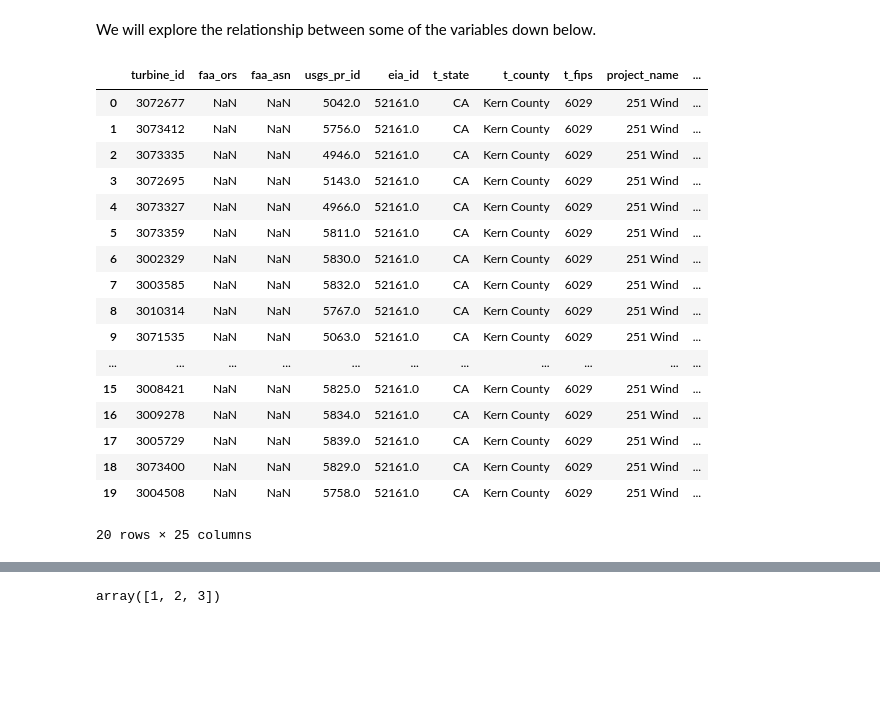
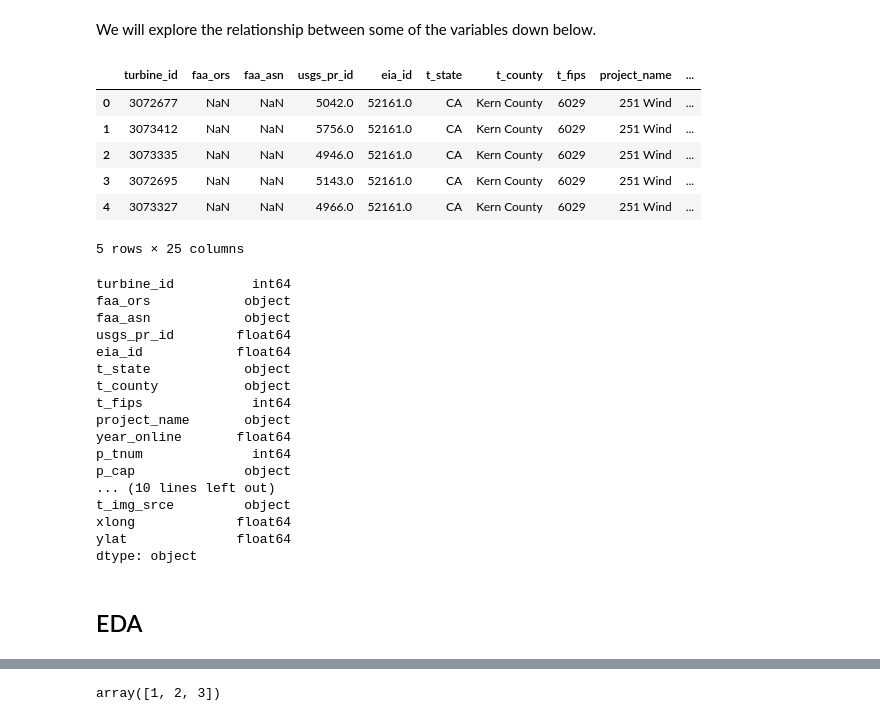
Before and after one commit to cbroomhead/wind_data_project, a Jupyter notebook: Wind Turbine Data.ipynb, the cells around one changed output, grey strips where cells are left out. Saved outputs shown, nothing was run; the diff lists cells and outputs as text; code cells hidden in the pictures; blank space fills up the shorter version.

```diff
--- a/Wind Turbine Data.ipynb
+++ b/Wind Turbine Data.ipynb
@@ -18,31 +18,42 @@ We will explore the relationship between some of the variables down below.
 # %%
 import pandas as pd
 import numpy as np
 import statsmodels.api as sm
 import seaborn as sb
 import matplotlib.pyplot as plt
 from patsy import dmatrices
 from statsmodels.stats.outliers_influence import variance_inflation_factor
 %matplotlib inline
 
 df_raw = pd.read_csv('uswtdb_v3_1_20200717.csv')
-df_raw.head(20)
+df_raw.head()
 # %% [output]
 |  | turbine_id | faa_ors | faa_asn | usgs_pr_id | eia_id | t_state | t_county | t_fips | project_name | ... |
 | 0 | 3072677 | NaN | NaN | 5042.0 | 52161.0 | CA | Kern County | 6029 | 251 Wind | ... |
 | 1 | 3073412 | NaN | NaN | 5756.0 | 52161.0 | CA | Kern County | 6029 | 251 Wind | ... |
 | 2 | 3073335 | NaN | NaN | 4946.0 | 52161.0 | CA | Kern County | 6029 | 251 Wind | ... |
 | 3 | 3072695 | NaN | NaN | 5143.0 | 52161.0 | CA | Kern County | 6029 | 251 Wind | ... |
 | 4 | 3073327 | NaN | NaN | 4966.0 | 52161.0 | CA | Kern County | 6029 | 251 Wind | ... |
-| 5 | 3073359 | NaN | NaN | 5811.0 | 52161.0 | CA | Kern County | 6029 | 251 Wind | ... |
-| 6 | 3002329 | NaN | NaN | 5830.0 | 52161.0 | CA | Kern County | 6029 | 251 Wind | ... |
-| 7 | 3003585 | NaN | NaN | 5832.0 | 52161.0 | CA | Kern County | 6029 | 251 Wind | ... |
-| 8 | 3010314 | NaN | NaN | 5767.0 | 52161.0 | CA | Kern County | 6029 | 251 Wind | ... |
-| 9 | 3071535 | NaN | NaN | 5063.0 | 52161.0 | CA | Kern County | 6029 | 251 Wind | ... |
-| ... | ... | ... | ... | ... | ... | ... | ... | ... | ... | ... |
-| 15 | 3008421 | NaN | NaN | 5825.0 | 52161.0 | CA | Kern County | 6029 | 251 Wind | ... |
-| 16 | 3009278 | NaN | NaN | 5834.0 | 52161.0 | CA | Kern County | 6029 | 251 Wind | ... |
-| 17 | 3005729 | NaN | NaN | 5839.0 | 52161.0 | CA | Kern County | 6029 | 251 Wind | ... |
-| 18 | 3073400 | NaN | NaN | 5829.0 | 52161.0 | CA | Kern County | 6029 | 251 Wind | ... |
-| 19 | 3004508 | NaN | NaN | 5758.0 | 52161.0 | CA | Kern County | 6029 | 251 Wind | ... |
-20 rows × 25 columns
+5 rows × 25 columns
+# %%
+df_raw.dtypes
+# %% [output]
+turbine_id          int64
+faa_ors            object
+faa_asn            object
+usgs_pr_id        float64
+eia_id            float64
+t_state            object
+t_county           object
+t_fips              int64
+project_name       object
+year_online       float64
+p_tnum              int64
+p_cap              object
+... (10 lines left out)
+t_img_srce         object
+xlong             float64
+ylat              float64
+dtype: object
+# %% [markdown]
+## EDA
```
Also changed, not shown: parts of 24 cells of this notebook.
